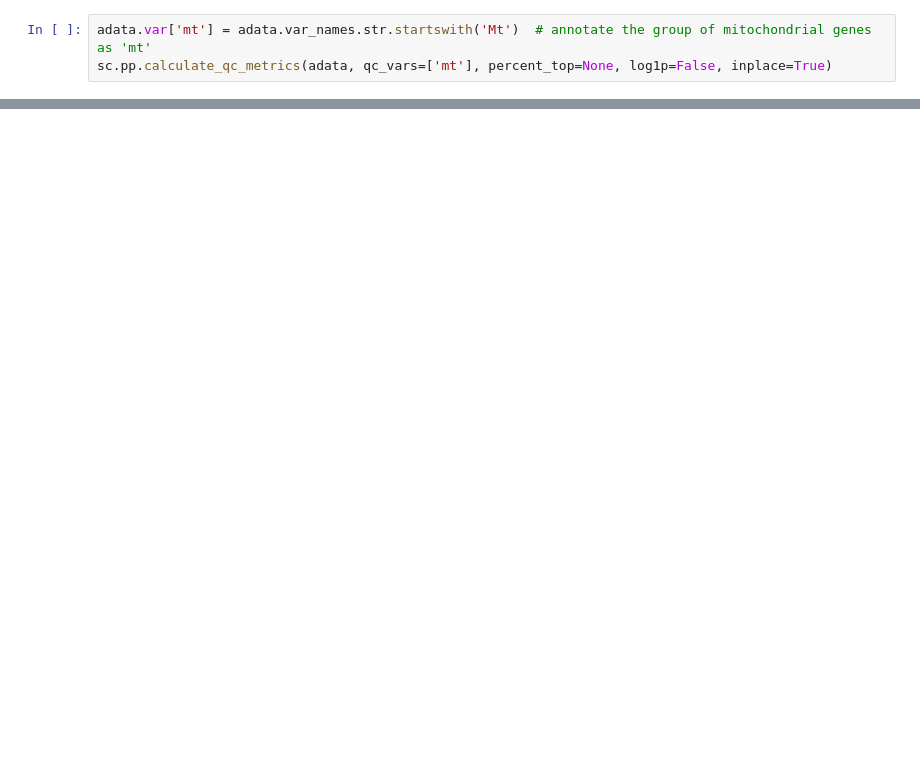
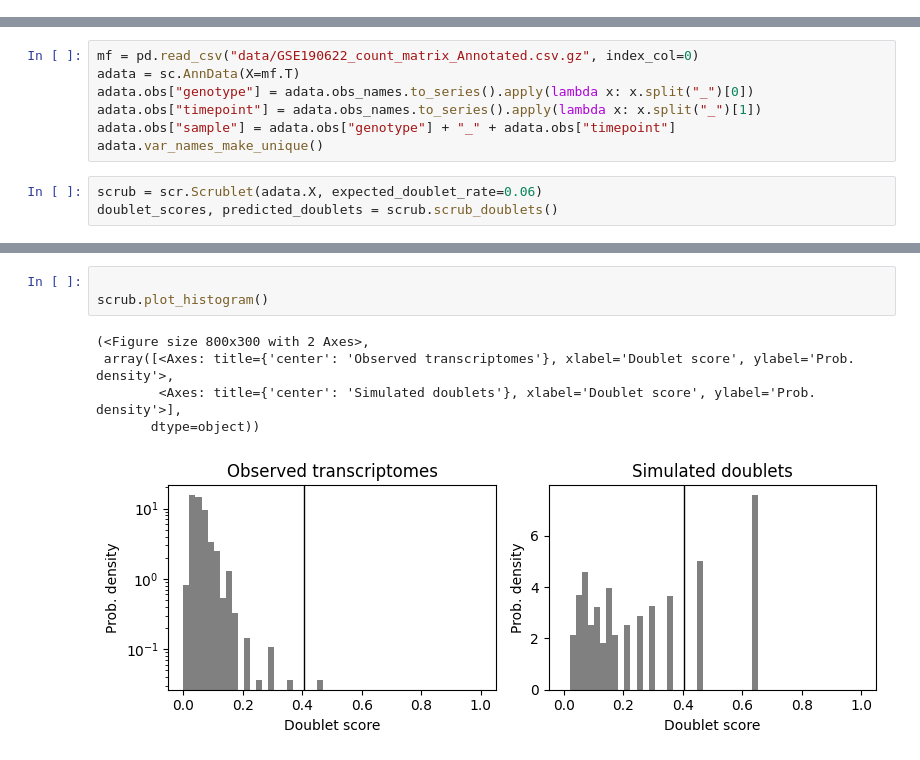
Before and after one commit to IreneRobles/scrnaseq_workshops, a Jupyter notebook: playground.ipynb, the cells around one changed output, grey strips where cells are left out. Cells and saved outputs as stored; diff of their text form; blank space fills up the shorter version.

```diff
--- a/playground.ipynb
+++ b/playground.ipynb
@@ -43,3 +0,0 @@ sc.pl.highest_expr_genes(adata, n_top=20, )
-# %%
-adata.var['mt'] = adata.var_names.str.startswith('Mt')  # annotate the group of mitochondrial genes as 'mt'
-sc.pp.calculate_qc_metrics(adata, qc_vars=['mt'], percent_top=None, log1p=False, inplace=True)
@@ -50,0 +6,10 @@ sc.pl.violin(adata, ['n_genes_by_counts', 'total_counts', 'pct_counts_mt'],
+# %%
+mf = pd.read_csv("data/GSE190622_count_matrix_Annotated.csv.gz", index_col=0)
+adata = sc.AnnData(X=mf.T)
+adata.obs["genotype"] = adata.obs_names.to_series().apply(lambda x: x.split("_")[0])
+adata.obs["timepoint"] = adata.obs_names.to_series().apply(lambda x: x.split("_")[1])
+adata.obs["sample"] = adata.obs["genotype"] + "_" + adata.obs["timepoint"]
+adata.var_names_make_unique()
+# %%
+scrub = scr.Scrublet(adata.X, expected_doublet_rate=0.06)
+doublet_scores, predicted_doublets = scrub.scrub_doublets()
@@ -50,0 +28,9 @@ sc.pl.violin(adata, ['n_genes_by_counts', 'total_counts', 'pct_counts_mt'],
+# %%
+
+scrub.plot_histogram()
+# %% [output]
+(<Figure size 800x300 with 2 Axes>,
+ array([<Axes: title={'center': 'Observed transcriptomes'}, xlabel='Doublet score', ylabel='Prob. density'>,
+        <Axes: title={'center': 'Simulated doublets'}, xlabel='Doublet score', ylabel='Prob. density'>],
+       dtype=object))
+[figure, added]
```
Also changed, not shown: parts of 14 cells of this notebook, 8 other files.
